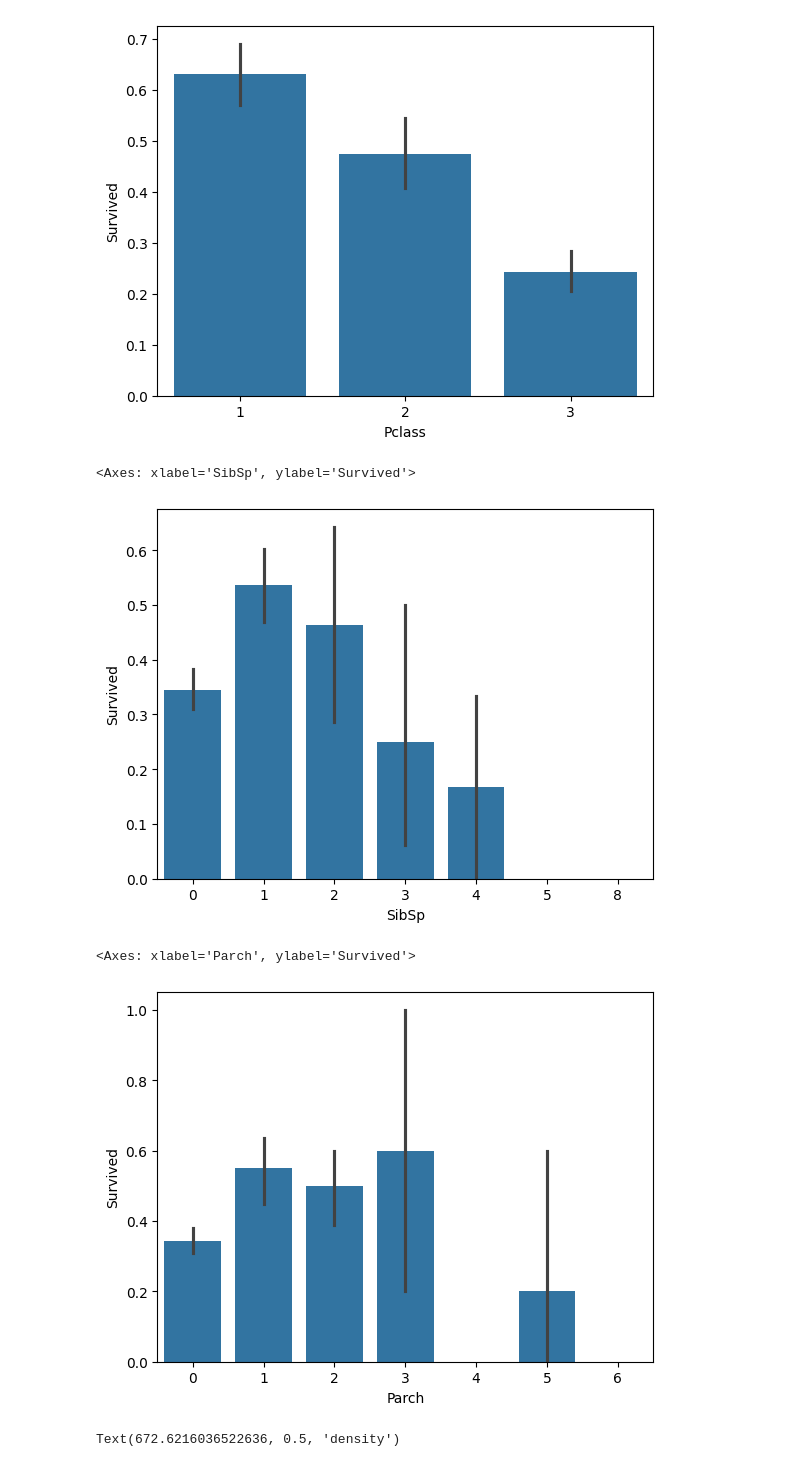
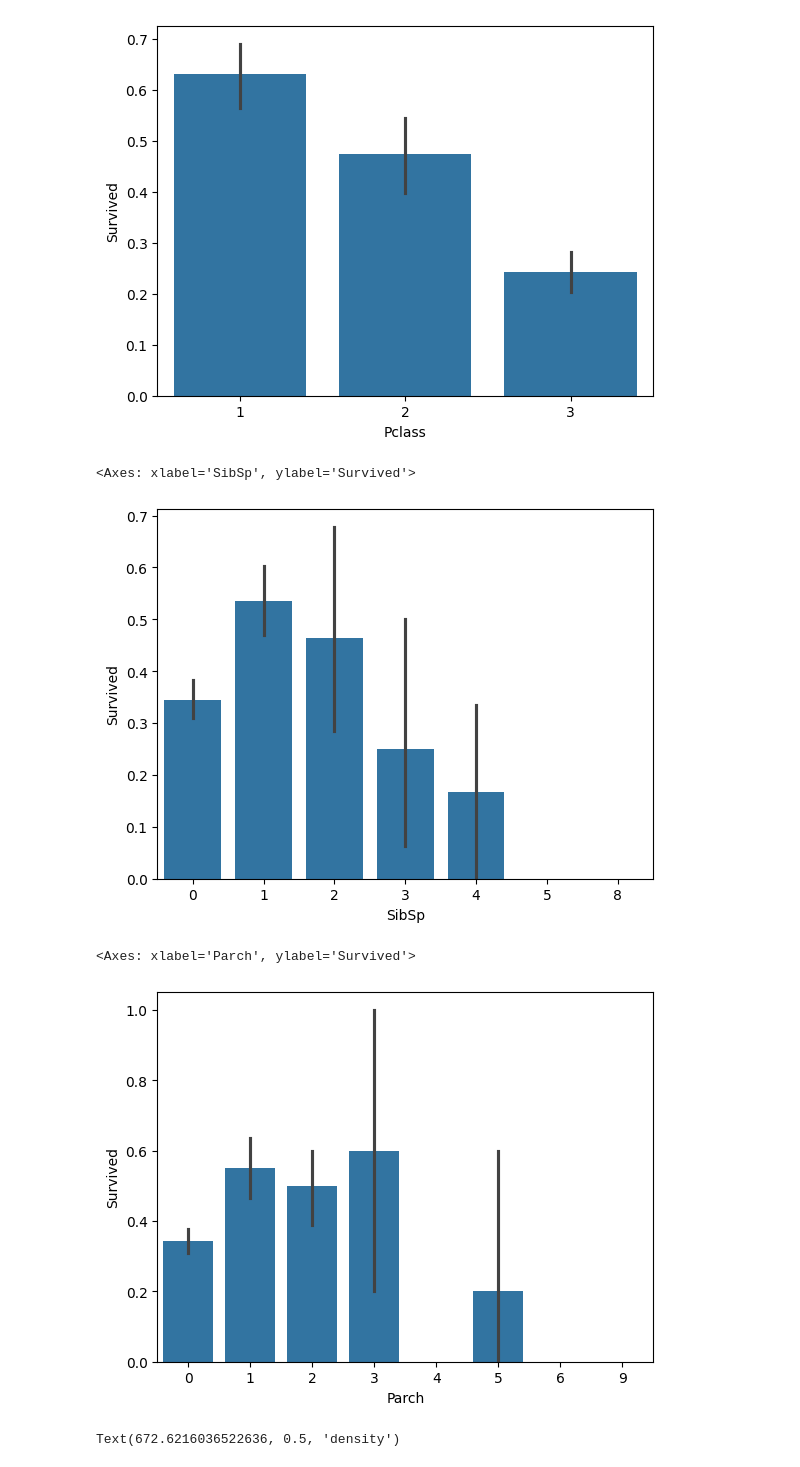
Before and after one commit to Sierraki/Solutions, a Jupyter notebook: Kaggle/titanic/darf.ipynb, the cells around one changed output. Saved outputs shown, nothing was run; the diff lists cells and outputs as text; code cells hidden in the pictures.

```diff
--- a/Kaggle/titanic/darf.ipynb
+++ b/Kaggle/titanic/darf.ipynb
@@ -4,9 +4,10 @@ import numpy as np
 import matplotlib.pyplot as plt
 import seaborn as sns
 import warnings
+from sklearn.ensemble import RandomForestRegressor
 warnings.filterwarnings('ignore')
-
-train = pd.read_csv(r'S:\CodeDB\Solutions\Kaggle\titanic\train.csv')
-test = pd.read_csv(r'S:\CodeDB\Solutions\Kaggle\titanic\test.csv')
+train = pd.read_csv('train.csv')
+test = pd.read_csv('test.csv')
 PassengerId = test['PassengerId']
 all_data = pd.concat([train, test], ignore_index=True)
+train.head()
@@ -80,15 +90,15 @@ sns.barplot(x='Pclass',y='Survived',data=train)
 <Axes: xlabel='Pclass', ylabel='Survived'>
 [figure]
 # %%
-sns.barplot(x="SibSp", y="Survived", data=train)
+sns.barplot(x="SibSp", y="Survived", data=all_data)
 # 兄弟姐妹数量
 # %% [output]
 <Axes: xlabel='SibSp', ylabel='Survived'>
-[figure, old version]
+[figure, new version]
 # %%
-sns.barplot(x="Parch", y='Survived', data=train)
+sns.barplot(x="Parch", y='Survived', data=all_data)
 # 父母与小孩的个数
 # %% [output]
 <Axes: xlabel='Parch', ylabel='Survived'>
-[figure, old version]
+[figure, new version]
 # %%
```
Also changed, not shown: parts of 34 cells of this notebook, 5 other files.
